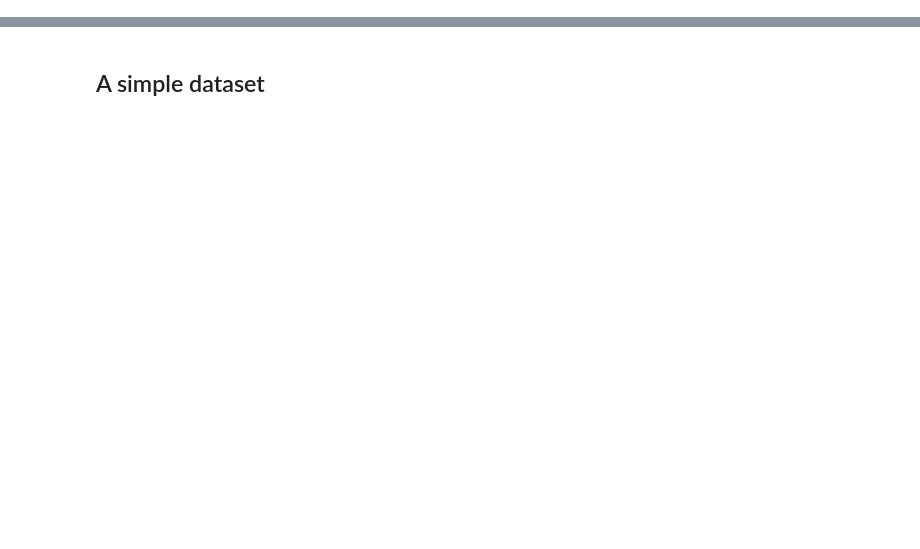
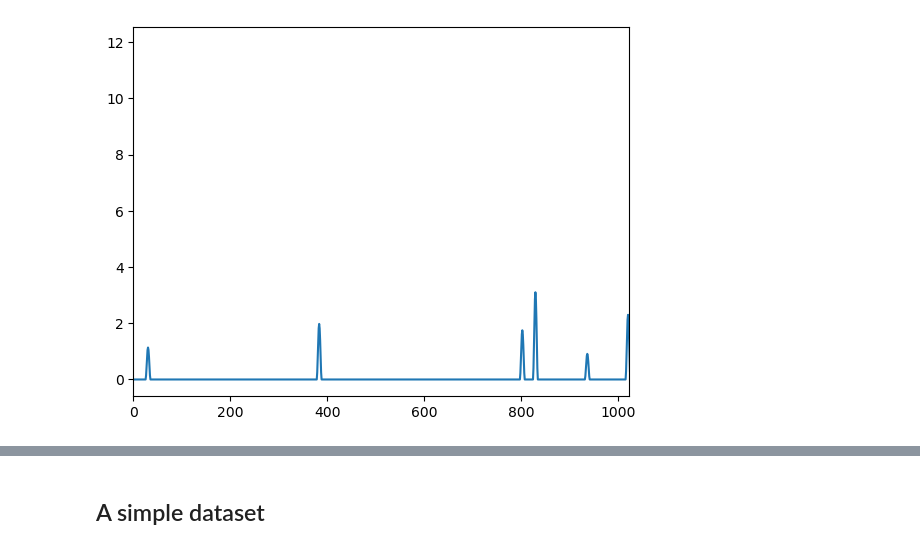
Before and after one commit to Kankelborg-Group/peaklets, a Jupyter notebook: notebooks/demo.ipynb, the cells around one changed output, grey strips where cells are left out. Saved outputs shown, nothing was run; the diff lists cells and outputs as text; code cells hidden in the pictures; blank space fills up the shorter version.

```diff
--- a/notebooks/demo.ipynb
+++ b/notebooks/demo.ipynb
@@ -0,0 +35,18 @@
+# %%
+NA = 1024*4096
+pperiod1 = 10
+xx = np.arange(pperiod1)/pperiod1
+pulse1 = 16*(xx * (1 - xx))**2
+signalA = np.zeros(NA)
+Npulses1 = 4096*4
+for i in range(Npulses1):
+    x0 = rng.integers(NA - pperiod1)
+    signalA[x0:x0+pperiod1] += pulse1*rand2exp()
+# %%
+plt.figure()
+plt.plot(signalA)
+plt.xlim((0,1023))
+plt.title()
+plt.show()
+# %% [output]
+[figure, added]
```
Also changed, not shown: parts of 29 cells of this notebook, 4 other files.
